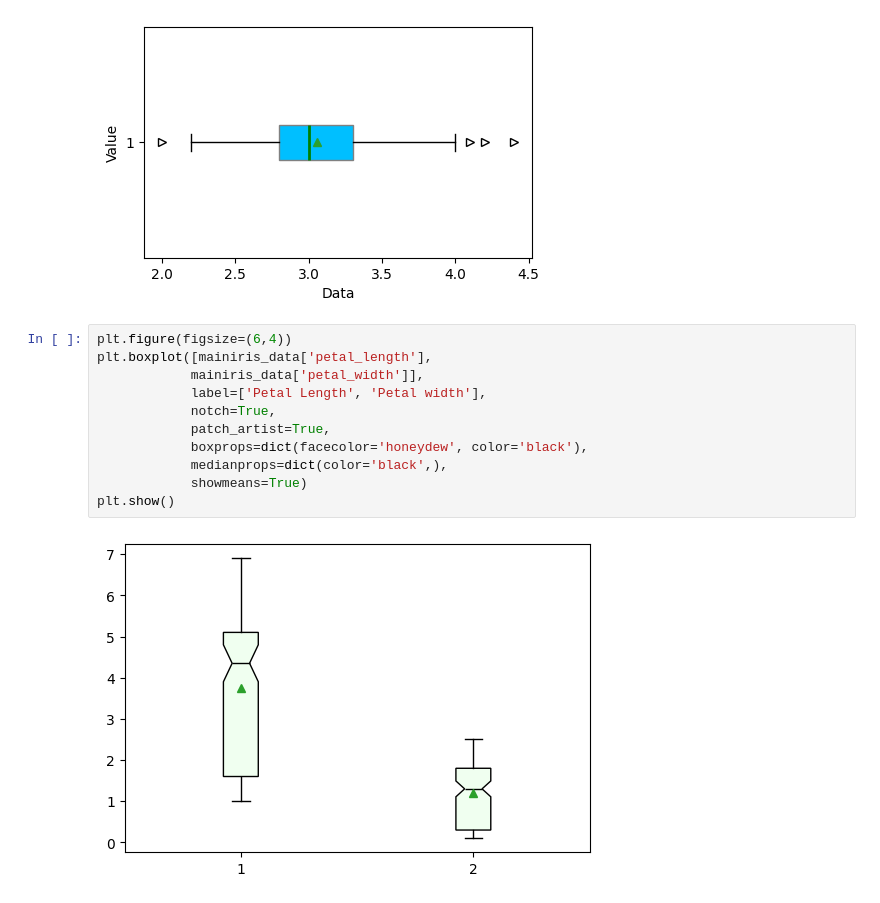
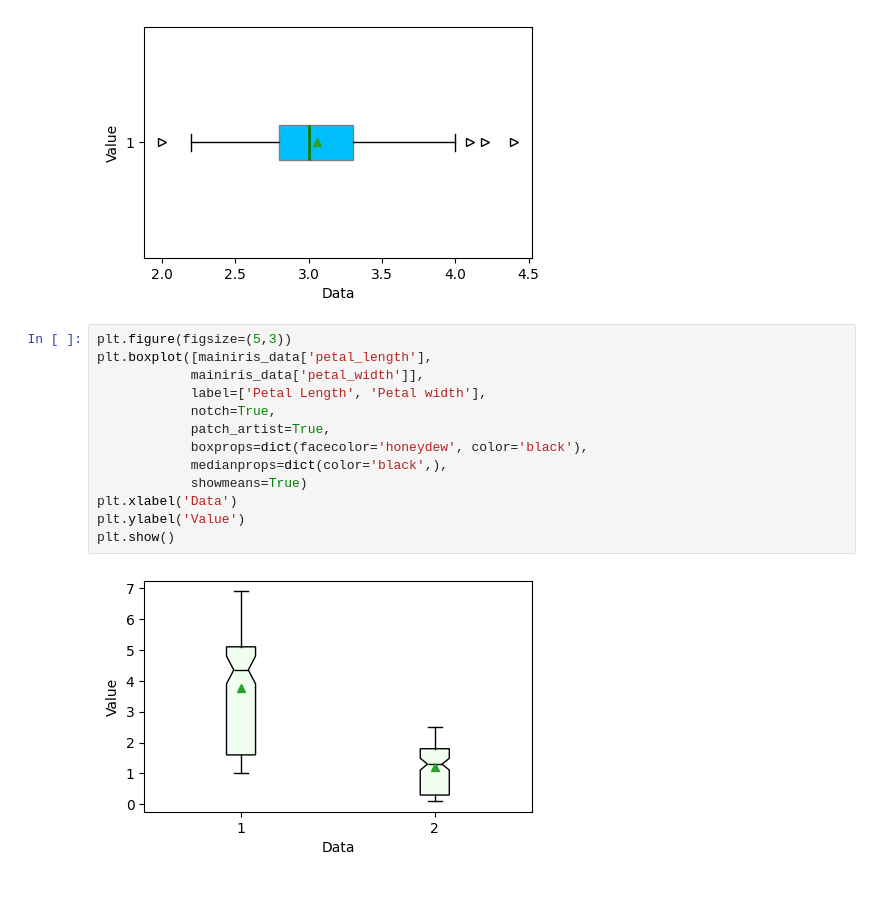
Before and after one commit to Md-Maruf-1727/LearningPractices, a Jupyter notebook: Vizualization/Vizualization1.ipynb, the cells around one changed output. Cells and saved outputs as stored; diff of their text form.

```diff
--- a/Vizualization/Vizualization1.ipynb
+++ b/Vizualization/Vizualization1.ipynb
@@ -251,15 +251,17 @@ plt.ylabel('Value')
 Text(0, 0.5, 'Value')
 [figure]
 # %%
-plt.figure(figsize=(6,4))
+plt.figure(figsize=(5,3))
 plt.boxplot([mainiris_data['petal_length'],
             mainiris_data['petal_width']],
             label=['Petal Length', 'Petal width'],
             notch=True,
             patch_artist=True,
             boxprops=dict(facecolor='honeydew', color='black'),
             medianprops=dict(color='black',),
             showmeans=True)
+plt.xlabel('Data')
+plt.ylabel('Value')
 plt.show()
 # %% [output]
-[figure, old version]
+[figure, new version]
```
Also changed, not shown: parts of 1 cell of this notebook.
